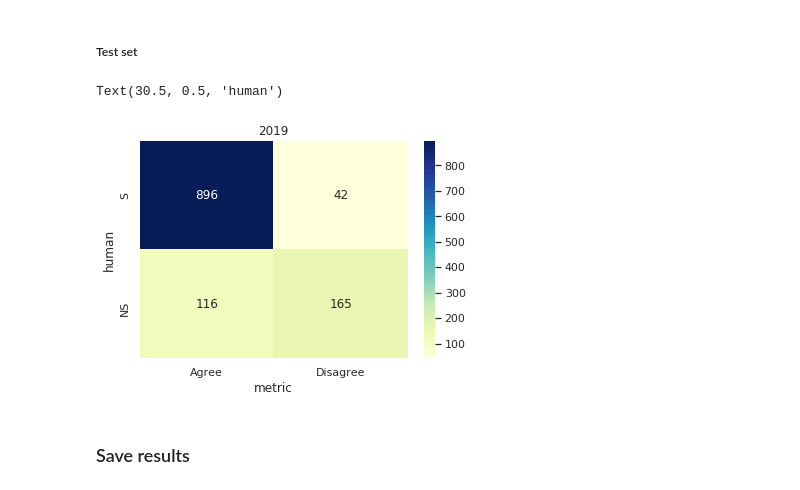
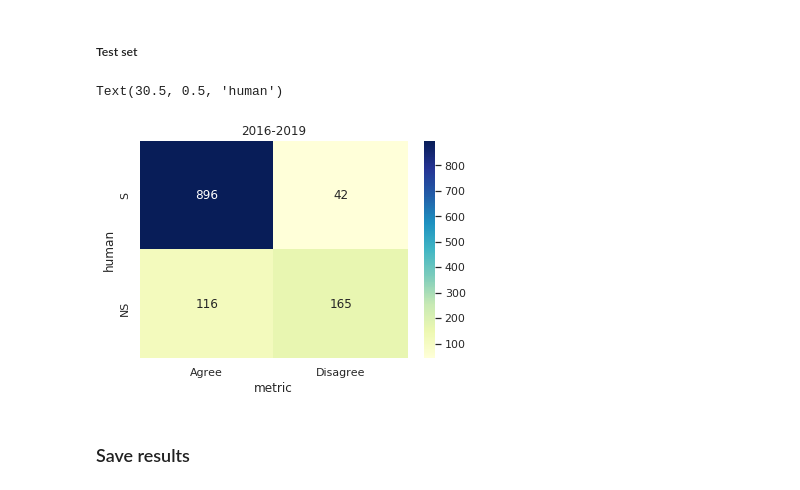
Before and after one commit to johntzwei/robust-metrics, a Jupyter notebook: 8-25_bertscore-errors/pairwise-performance_bert-score.ipynb, the cells around one changed output. Saved outputs shown, nothing was run; the diff lists cells and outputs as text; code cells hidden in the pictures.

```diff
--- a/8-25_bertscore-errors/pairwise-performance_bert-score.ipynb
+++ b/8-25_bertscore-errors/pairwise-performance_bert-score.ipynb
@@ -164,13 +164,13 @@ heatmap = [ [confusion[0,0]+confusion[2,2], confusion[0,1]+confusion[0,2]+confus
 # %%
 xlabels = ['Agree', 'Disagree' ]
 ylabels = ['S', 'NS']
 sns.heatmap(heatmap, cmap="YlGnBu", annot=True, fmt="d", xticklabels=xlabels, yticklabels=ylabels)
-plt.title('2019')
+plt.title('2016-2019')
 plt.xlabel('metric')
 plt.ylabel('human')
 # %% [output]
 Text(30.5, 0.5, 'human')
-[figure, old version]
+[figure, new version]
 # %% [markdown]
 ### Save results
 # %%
```
